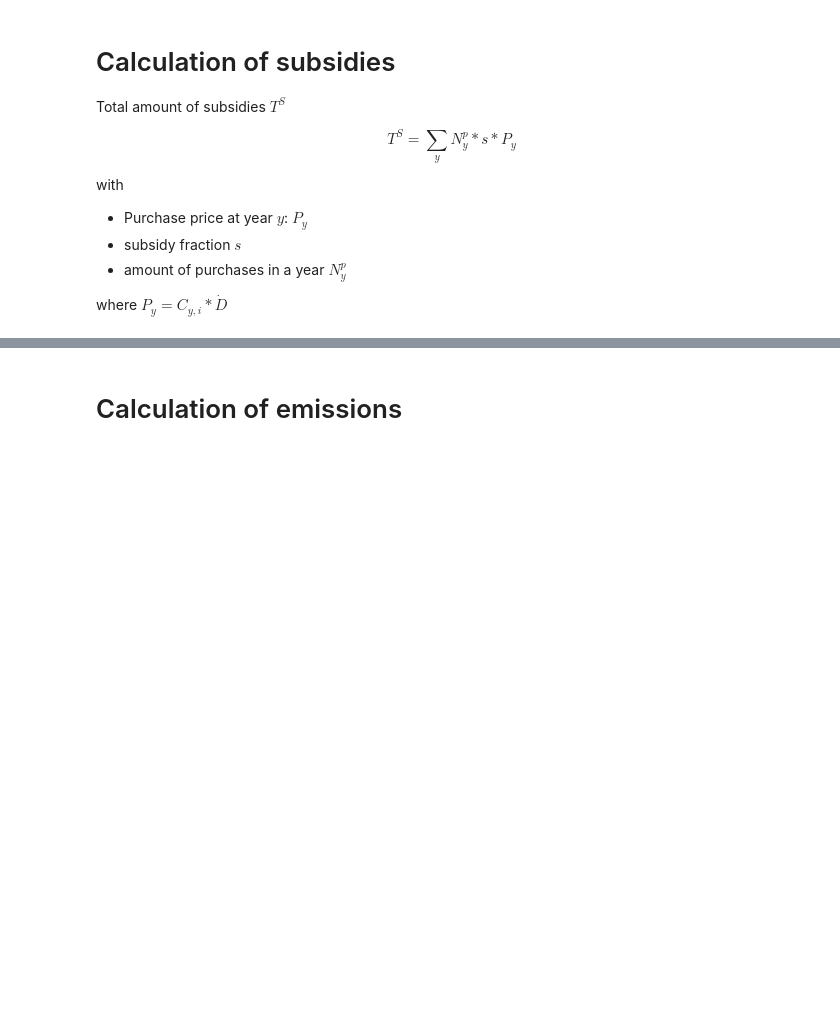
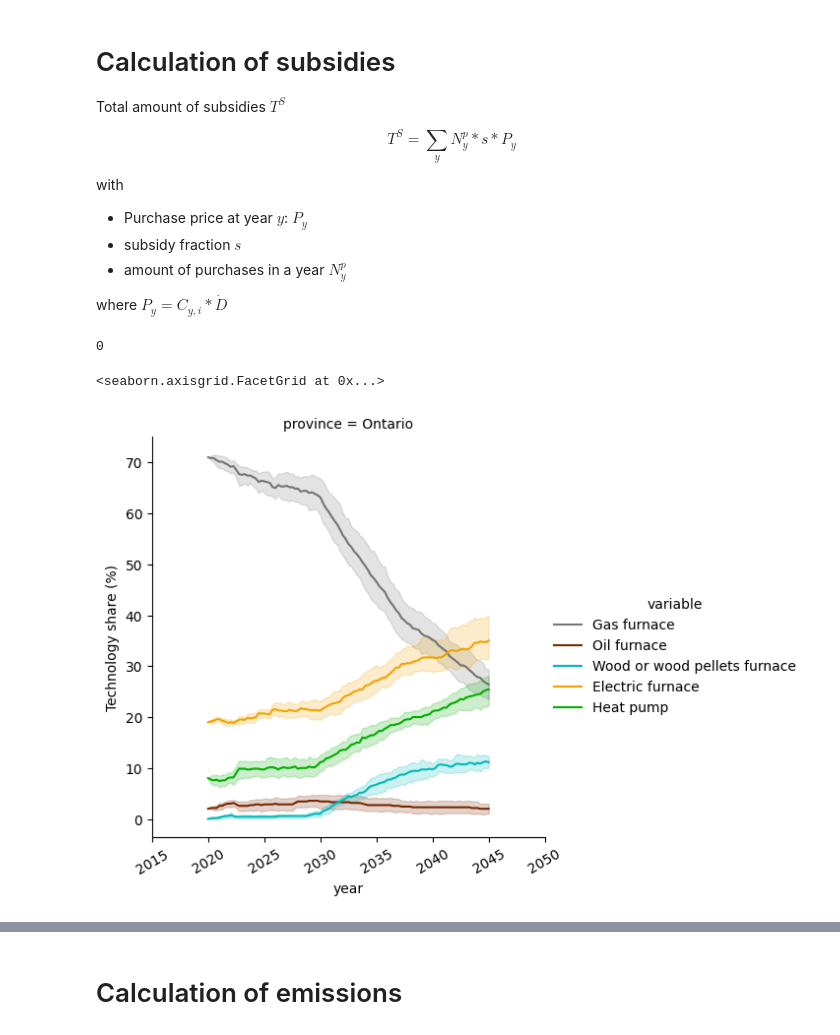
Before and after one commit to david-huck/abetam, a Jupyter notebook: subsidies.ipynb, the cells around one changed output, grey strips where cells are left out. Drawn from its saved outputs; the diff is of its cells as text; code cells hidden in the pictures; blank space fills up the shorter version.

```diff
--- a/subsidies.ipynb
+++ b/subsidies.ipynb
@@ -30,3 +31,12 @@ with
 * amount of purchases in a year $N^p_y$
 
 where $P_y = C_{y,i} * \dot{D}$
+# %%
+(res.tech_shares_df.set_index(["RunId","province","year"]).sum(axis=1)*100 - 100.0 > 1e-6).sum()
+# %% [output]
+0
+# %%
+res.tech_shares_fig()
+# %% [output]
+<seaborn.axisgrid.FacetGrid at 0x...>
+[figure, added]
```
Also changed, not shown: parts of 5 cells of this notebook, 2 other files.
